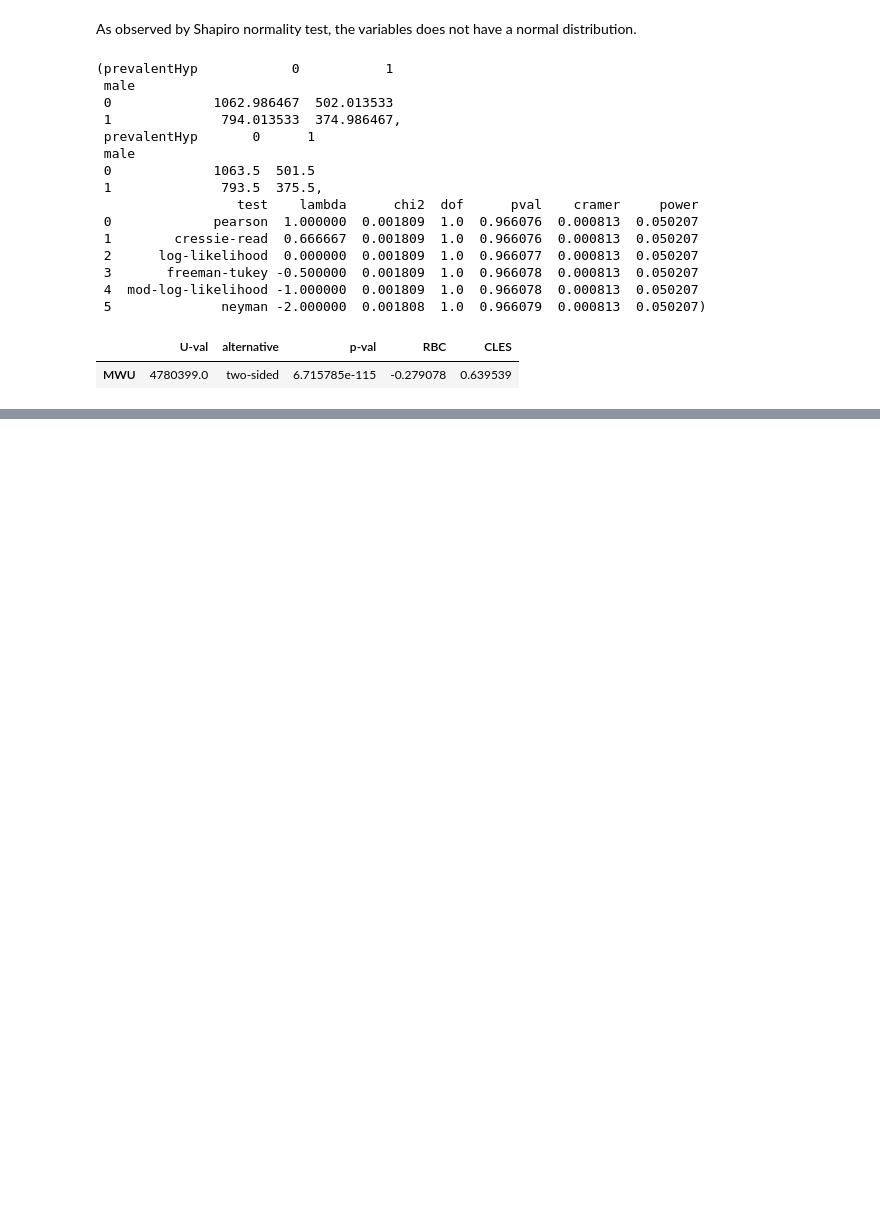
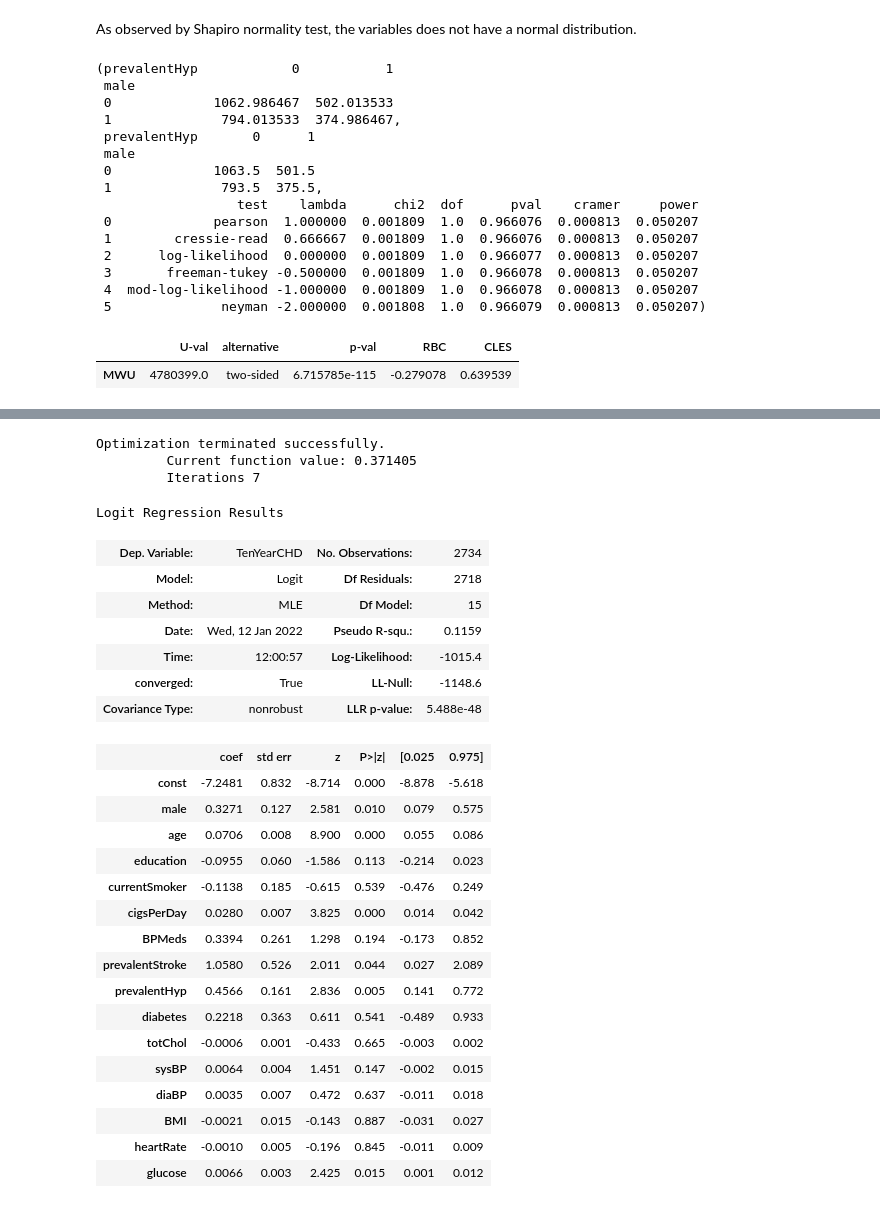
Before and after one commit to meRveet/pythonprojects, a Jupyter notebook: Heart Study (Cohort)/heartnotebook.ipynb, the cells around one changed output, grey strips where cells are left out. Cells and saved outputs as stored; diff of their text form; code cells hidden in the pictures; blank space fills up the shorter version.

Commit message:
included statsmodel package

```diff
--- a/Heart Study (Cohort)/heartnotebook.ipynb
+++ b/Heart Study (Cohort)/heartnotebook.ipynb
@@ -39,8 +39,8 @@ from sklearn.linear_model import LogisticRegression
 # %% [markdown]
 ##Viewing Dataset
 # %%
-# df = pd.read_csv('D:\Dropbox\PythonProjects\pythonprojects\Heart Study (Cohort)\subset.txt') #on windows
-df = pd.read_csv('/Users/mba/Desktop/pythonprojects/Heart Study (Cohort)/subset.txt') #on mac
+df = pd.read_csv('D:\Dropbox\PythonProjects\pythonprojects\Heart Study (Cohort)\subset.txt') #on windows
+# df = pd.read_csv('/Users/mba/Desktop/pythonprojects/Heart Study (Cohort)/subset.txt') #on mac
 
 
 df.info()
@@ -311,0 +325,34 @@ weighted avg       0.84      0.86      0.80      2734
+# %%
+statsmodel= sm.Logit(y_train, sm.add_constant(x_train)).fit()
+# %% [output]
+Optimization terminated successfully.
+         Current function value: 0.371405
+         Iterations 7
+# %%
+statsmodel.summary()
+# %% [output]
+Logit Regression Results
+| Dep. Variable: | TenYearCHD | No. Observations: | 2734 |
+| Model: | Logit | Df Residuals: | 2718 |
+| Method: | MLE | Df Model: | 15 |
+| Date: | Wed, 12 Jan 2022 | Pseudo R-squ.: | 0.1159 |
+| Time: | 12:00:57 | Log-Likelihood: | -1015.4 |
+| converged: | True | LL-Null: | -1148.6 |
+| Covariance Type: | nonrobust | LLR p-value: | 5.488e-48 |
+|  | coef | std err | z | P>|z| | [0.025 | 0.975] |
+| const | -7.2481 | 0.832 | -8.714 | 0.000 | -8.878 | -5.618 |
+| male | 0.3271 | 0.127 | 2.581 | 0.010 | 0.079 | 0.575 |
+| age | 0.0706 | 0.008 | 8.900 | 0.000 | 0.055 | 0.086 |
+| education | -0.0955 | 0.060 | -1.586 | 0.113 | -0.214 | 0.023 |
+| currentSmoker | -0.1138 | 0.185 | -0.615 | 0.539 | -0.476 | 0.249 |
+| cigsPerDay | 0.0280 | 0.007 | 3.825 | 0.000 | 0.014 | 0.042 |
+| BPMeds | 0.3394 | 0.261 | 1.298 | 0.194 | -0.173 | 0.852 |
+| prevalentStroke | 1.0580 | 0.526 | 2.011 | 0.044 | 0.027 | 2.089 |
+| prevalentHyp | 0.4566 | 0.161 | 2.836 | 0.005 | 0.141 | 0.772 |
+| diabetes | 0.2218 | 0.363 | 0.611 | 0.541 | -0.489 | 0.933 |
+| totChol | -0.0006 | 0.001 | -0.433 | 0.665 | -0.003 | 0.002 |
+| sysBP | 0.0064 | 0.004 | 1.451 | 0.147 | -0.002 | 0.015 |
+| diaBP | 0.0035 | 0.007 | 0.472 | 0.637 | -0.011 | 0.018 |
+| BMI | -0.0021 | 0.015 | -0.143 | 0.887 | -0.031 | 0.027 |
+| heartRate | -0.0010 | 0.005 | -0.196 | 0.845 | -0.011 | 0.009 |
+| glucose | 0.0066 | 0.003 | 2.425 | 0.015 | 0.001 | 0.012 |
```
Also changed, not shown: parts of 8 cells of this notebook.
